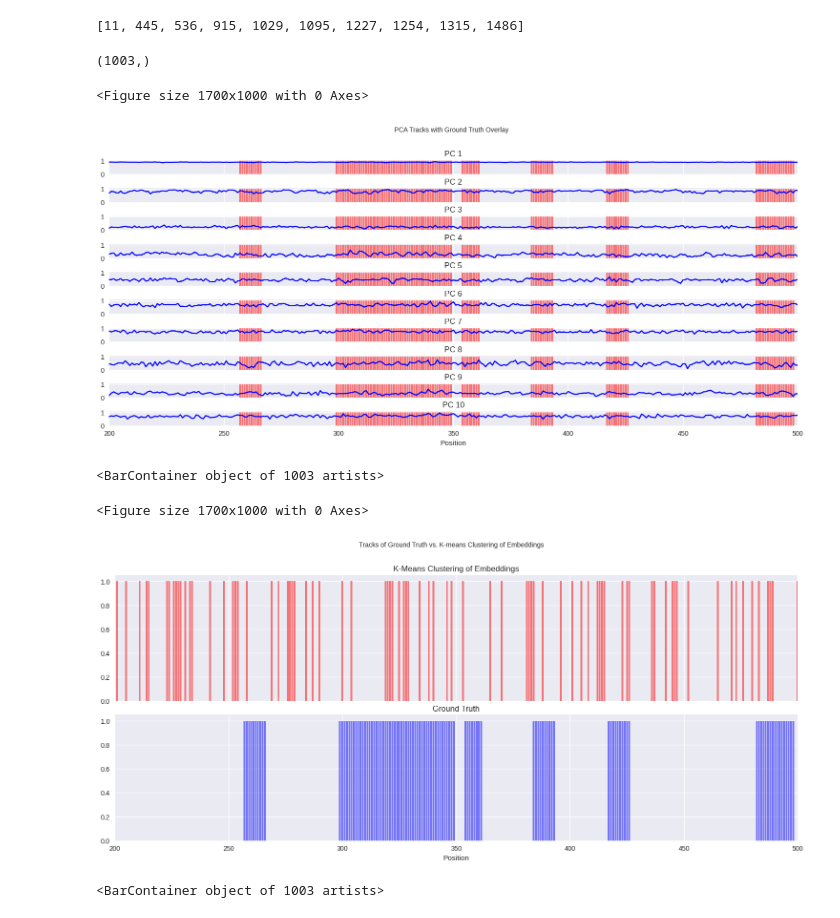
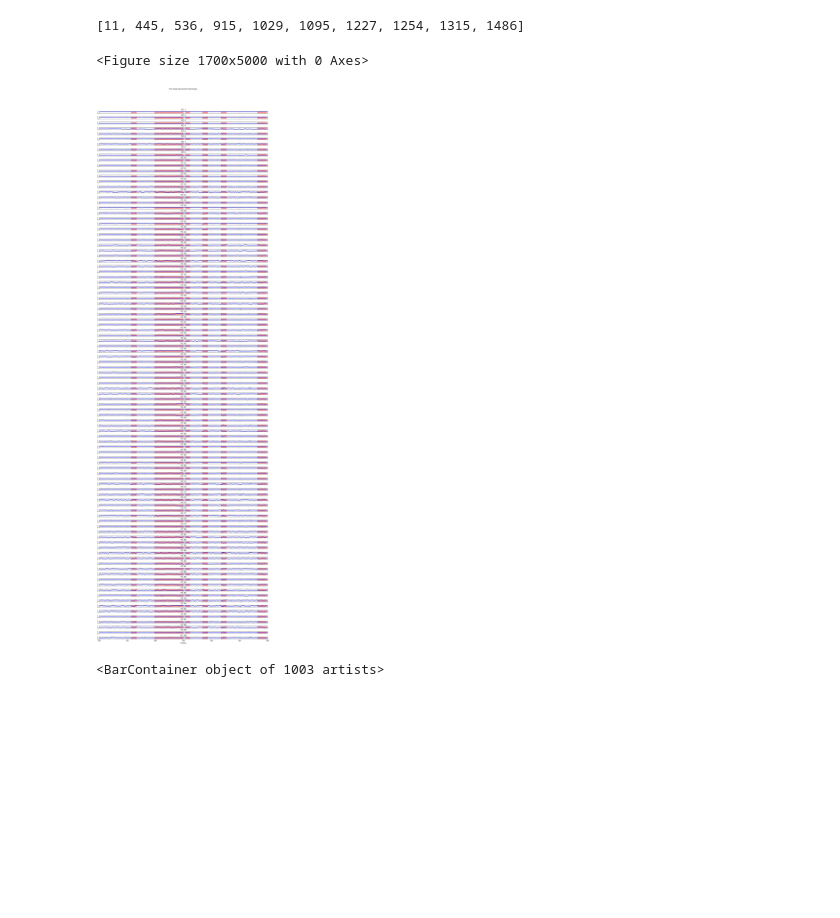
Before and after one commit to Elizabeth-Flx/ml4rg-SAEs, a Jupyter notebook: src/PCA_baseline.ipynb, the cells around one changed output. Saved outputs shown, nothing was run; the diff lists cells and outputs as text; code cells hidden in the pictures; blank space fills up the shorter version.

```diff
--- a/src/PCA_baseline.ipynb
+++ b/src/PCA_baseline.ipynb
@@ -21,9 +22,7 @@ num_positions = embeddings.shape[1]
 # %%
 num_positions = embeddings.shape[1]
 num_seq = embeddings.shape[0]
-k = 20
-
-embeddings_reshaped = embeddings.reshape(-1,768)
-embeddings_reshaped.shape
+embeddings_flattened = embeddings.reshape(-1,768)
+embeddings_flattened.shape
 # %% [output]
 (1977916, 768)
@@ -30,11 +32,10 @@ embeddings_reshaped.shape
 # %%
 scaler = StandardScaler()
-embeddings_reshaped = scaler.fit_transform(embeddings_reshaped)
+embeddings_flattened = scaler.fit_transform(embeddings_flattened)
 # %%
+k = 100
 pca_k = PCA(n_components=k)
-
-
-pca_k_values = pca_k.fit_transform(embeddings_reshaped)
+pca_k_values = pca_k.fit_transform(embeddings_flattened)
 
 # Reshape back to per sequence
 pca_k_values_reshaped = pca_k_values.reshape(num_seq, num_positions,k)
@@ -212,9 +93,3 @@ for seq_idx in range(ground_truth.shape[0]):
 sequences_with_more_than_100_true
 # %% [output]
 [11, 445, 536, 915, 1029, 1095, 1227, 1254, 1315, 1486]
-# %%
-# Table for False and true in Ground Truth
-ground_truth_track = ground_truth[3,:,7].astype(int)
-ground_truth_track.shape
-# %% [output]
-(1003,)
@@ -232,14 +95,0 @@ with open(fasta_path, "w") as file:
-# %%
-for seq in sequences_with_more_than_100_true:
-  for pc in range(0,k):
-    continuous_track = pca_k_values_reshaped[seq,:,pc]
-    clustering_track = clustering[seq,:,0]
-    ground_truth_track = ground_truth[seq,:,57].astype(int)
-    bedgraph_path = os.path.join(DATA_DIR, f"{chrom}PC{pc+1}_seq{seq}.bedgraph")
-    track_to_bedgraph(continuous_track, bedgraph_path, f"PC{pc+1}_seq{seq}", chrom, coloring=ground_truth_track)
-
-
-  bed_path = os.path.join(DATA_DIR, f"{chrom}_seq{seq}.bed")
-  track_to_bed(ground_truth_track, bed_path, f"Ground_Truth_Seq_{seq}")
-  clustering_bed_path = os.path.join(DATA_DIR, f"{chrom}_seq{seq}_clustering.bed")
-  clustering_to_bed(clustering_track, clustering_bed_path)
@@ -249,44 +96,23 @@ for seq in sequences_with_more_than_100_true:
 # %%
 # Genomic Track Matplotlib
 ground_truth_track = ground_truth[11,:,57].astype(int)
-plt.figure(figsize=(17, 10))
-fig,axs = plt.subplots(figsize=(15, 7),nrows=10, ncols=1, sharex=True)
+plt.figure(figsize=(17, 50))
+fig,axs = plt.subplots(figsize=(15, 50),nrows=100, ncols=1, sharex=True)
 plt.suptitle('PCA Tracks with Ground Truth Overlay', fontsize=10)
 plt.tight_layout(rect=[0, 0.03, 1, 0.95])
 plt.style.use('seaborn-v0_8')
 plt.xlabel('Position')
-for pc in range(10):
+for pc in range(100):
     axs[pc].set_title(f'PC {pc+1}')
     axs[pc].set_xlim(200, 500)
     continuous_track = pca_k_values_reshaped[11,:,pc]
     continuous_track = (continuous_track - continuous_track.min()) / (continuous_track.max() - continuous_track.min())
     axs[pc].plot(continuous_track, label=f'PC {pc+1}', color='blue')
     axs[pc].grid(True)
     axs[pc].bar(range(len(ground_truth_track)), ground_truth_track, color='red', alpha=0.5, label='Ground Truth')
 # %% [output]
-<Figure size 1700x1000 with 0 Axes>
+<Figure size 1700x5000 with 0 Axes>
-[figure, old version]
+[figure, new version]
-# %%
-# Genomic Track Matplotlib Clustering
-plt.figure(figsize=(17, 10))
-fig,axs = plt.subplots(figsize=(15, 7),nrows=2, ncols=1, sharex=True)
-plt.suptitle('Tracks of Ground Truth vs. K-means Clustering of Embeddings', fontsize=10)
-plt.tight_layout(rect=[0, 0.03, 1, 0.95])
-plt.style.use('seaborn-v0_8')
-plt.xlabel('Position')
-axs[0].set_title(f'K-Means Clustering of Embeddings')
-axs[0].set_xlim(200, 500)
-clustering_track = clustering_raw[11,:,0]
-axs[0].bar(range(len(clustering_track)), clustering_track, color='red', alpha=0.5, label='Clustering Raw')
-axs[1].set_title(f'Ground Truth')
-axs[1].set_xlim(200, 500)
-ground_truth_track = ground_truth[11,:,57].astype(int)
-axs[1].grid(True)
-axs[1].bar(range(len(ground_truth_track)), ground_truth_track, color='blue', alpha=0.5, label='Ground Truth')
-# %% [output]
-<BarContainer object of 1003 artists>
-<Figure size 1700x1000 with 0 Axes>
-[figure, removed]
 # %%
 cluster_colors = {
     0: "red",
```
Also changed, not shown: parts of 27 cells of this notebook.
